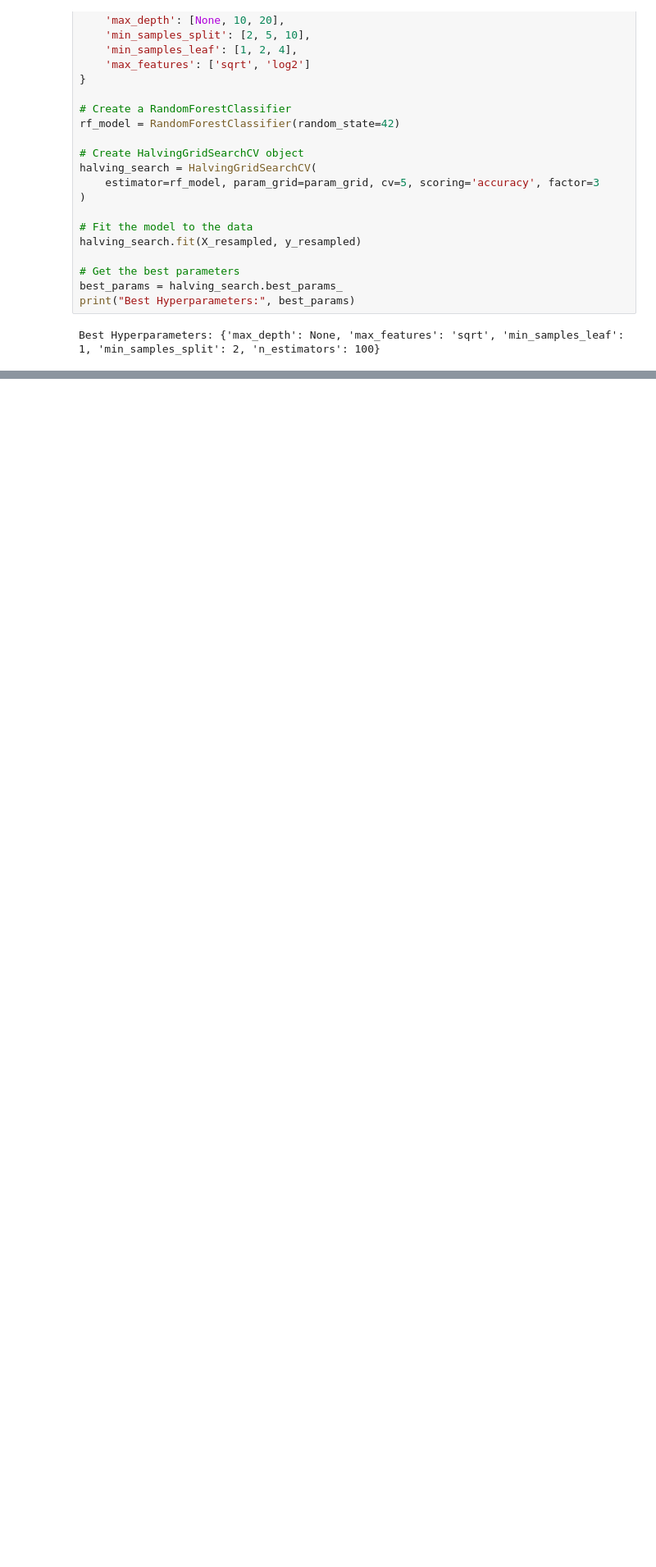
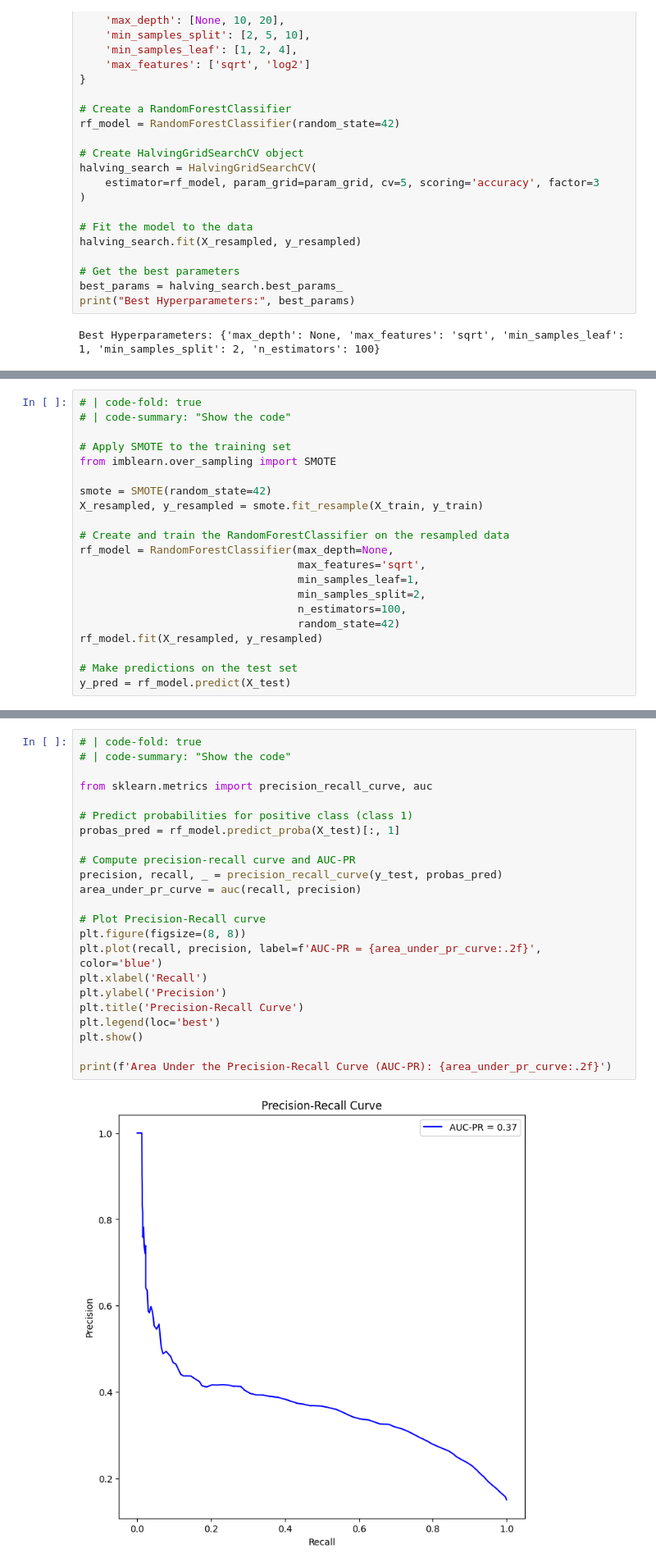
Before and after one commit to Simontagbor/BritishAirways-predictive-ML, a Jupyter notebook: index.ipynb, the cells around one changed output, grey strips where cells are left out. Shown at 82% size. Saved outputs shown, nothing was run; the diff lists cells and outputs as text; blank space fills up the shorter version.

```diff
--- a/index.ipynb
+++ b/index.ipynb
@@ -778,0 +839,21 @@ Best Hyperparameters: {'max_depth': None, 'max_features': 'sqrt', 'min_samples_l
+# %%
+# | code-fold: true
+# | code-summary: "Show the code"
+
+# Apply SMOTE to the training set
+from imblearn.over_sampling import SMOTE
+
+smote = SMOTE(random_state=42)
+X_resampled, y_resampled = smote.fit_resample(X_train, y_train)
+
+# Create and train the RandomForestClassifier on the resampled data
+rf_model = RandomForestClassifier(max_depth=None,
+                                  max_features='sqrt',
+                                  min_samples_leaf=1,
+                                  min_samples_split=2,
+                                  n_estimators=100,
+                                  random_state=42)
+rf_model.fit(X_resampled, y_resampled)
+
+# Make predictions on the test set
+y_pred = rf_model.predict(X_test)
@@ -778,0 +900,25 @@ Best Hyperparameters: {'max_depth': None, 'max_features': 'sqrt', 'min_samples_l
+# %%
+# | code-fold: true
+# | code-summary: "Show the code"
+
+from sklearn.metrics import precision_recall_curve, auc
+
+# Predict probabilities for positive class (class 1)
+probas_pred = rf_model.predict_proba(X_test)[:, 1]
+
+# Compute precision-recall curve and AUC-PR
+precision, recall, _ = precision_recall_curve(y_test, probas_pred)
+area_under_pr_curve = auc(recall, precision)
+
+# Plot Precision-Recall curve
+plt.figure(figsize=(8, 8))
+plt.plot(recall, precision, label=f'AUC-PR = {area_under_pr_curve:.2f}', color='blue')
+plt.xlabel('Recall')
+plt.ylabel('Precision')
+plt.title('Precision-Recall Curve')
+plt.legend(loc='best')
+plt.show()
+
+print(f'Area Under the Precision-Recall Curve (AUC-PR): {area_under_pr_curve:.2f}')
+# %% [output]
+[figure, added]
```
Also changed, not shown: parts of 42 cells of this notebook, 8 other files.
